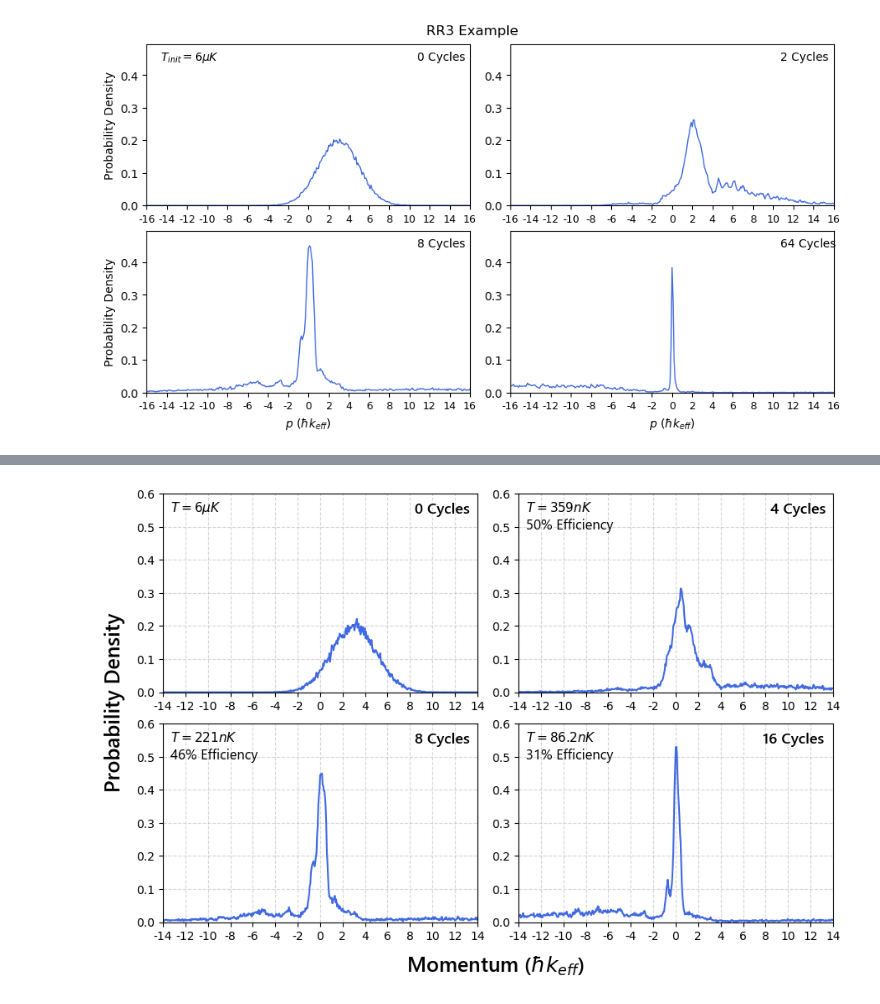
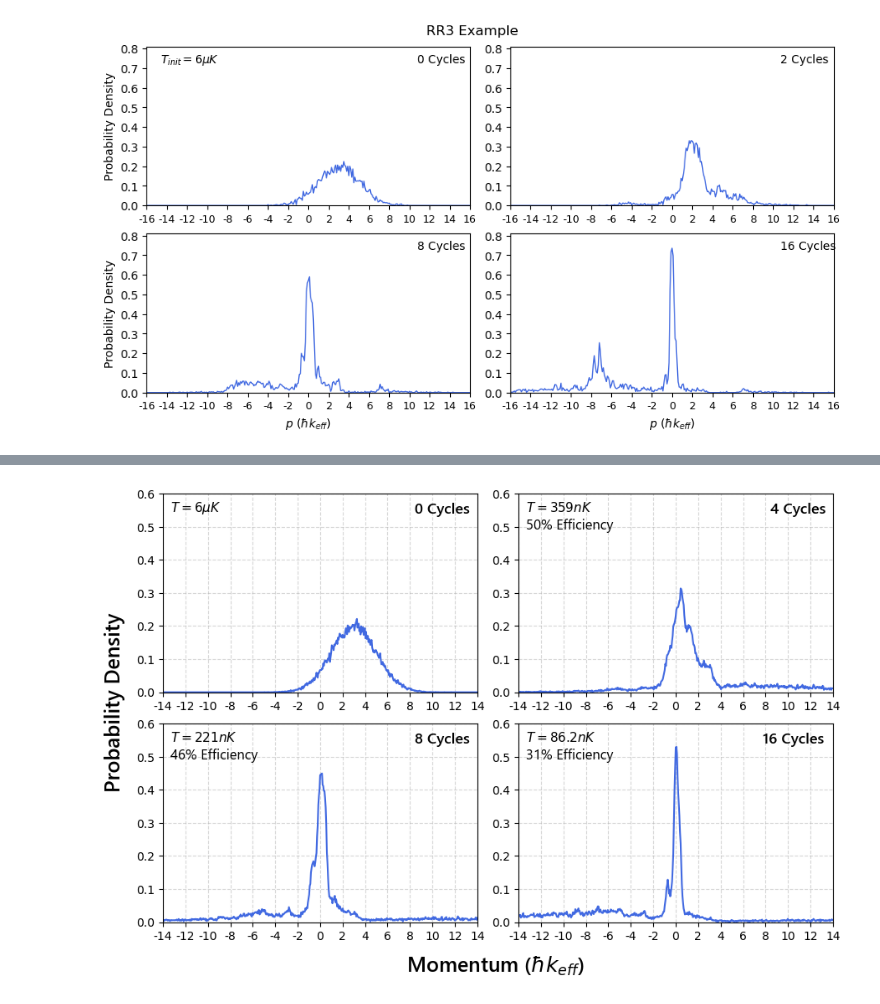
Before and after one commit to tr2g20/simulations, a Jupyter notebook: alg_cooling2.ipynb, the cells around one changed output, grey strips where cells are left out. Cells and saved outputs as stored; diff of their text form; code cells hidden in the pictures.

```diff
--- a/alg_cooling2.ipynb
+++ b/alg_cooling2.ipynb
@@ -9,7 +9,7 @@ import matplotlib.pyplot as plt
 ### Simulate many cycles of a pulse sequence with optical pumping after each one ###
 
 # Set ensemble parameters
-N = 50000
+N = 5000
 initial_temp = 5.9e-6
 
 rabi_freq = 2*pi*5e5
@@ -17,11 +17,11 @@ rabi_time = 2*pi/rabi_freq
 
 time_steps = 1
 
-RR3 = RR3_gate(rabi_freq=rabi_freq, time_steps=time_steps, bs_corr=True, pi_corr=True)
+RR3 = RR3_gate(rabi_freq=rabi_freq, time_steps=time_steps, detuning=0, bs_corr=False, pi_corr=False, freq_dep=True)
 RR3.build_seq()
 
 # Cooling parameters
-cycles = 64
+cycles = 16
 pumping_route = 'f3' # optical pumping via either F'=2 ('f2') or F'=3 ('f3')
 
 p_min = -16
@@ -51,21 +51,21 @@ global_range = (global_min, global_max)
 # %%
 ### Plot at different cycles ###
 
 # For labelling
-cycles_list = np.array([0,2,8,64])
-index_list = np.array([0,4,16,128])
+cycles_list = np.array([0,2,8,16])
+index_list = np.array([0,4,16,32])
 # For n cycles there will be 2n+1 'frames'
 # Index of nth cycles will therefore be 2n
 
 # Bin width (in units of hbar*k_eff)
 bin_width = 0.1
 
 # Plot 2x2 panels
 plot_coolingcycles_22(moms_list=moms_list, fracs_list=fracs_list, basis=basis, cycles_list=cycles_list, index_list=index_list, bin_width=bin_width, title='RR3 Example', temp=initial_temp, show=False, datarange=global_range,
                      #   save_dir="plots/histograms/RR3_example.png"
                        )
 # %% [output]
-[figure, old version]
+[figure, new version]
 # %%
 ### Fitting gaussian with auto peak detection ###
 
```
Also changed, not shown: parts of 1 cell of this notebook, 2 other files.
